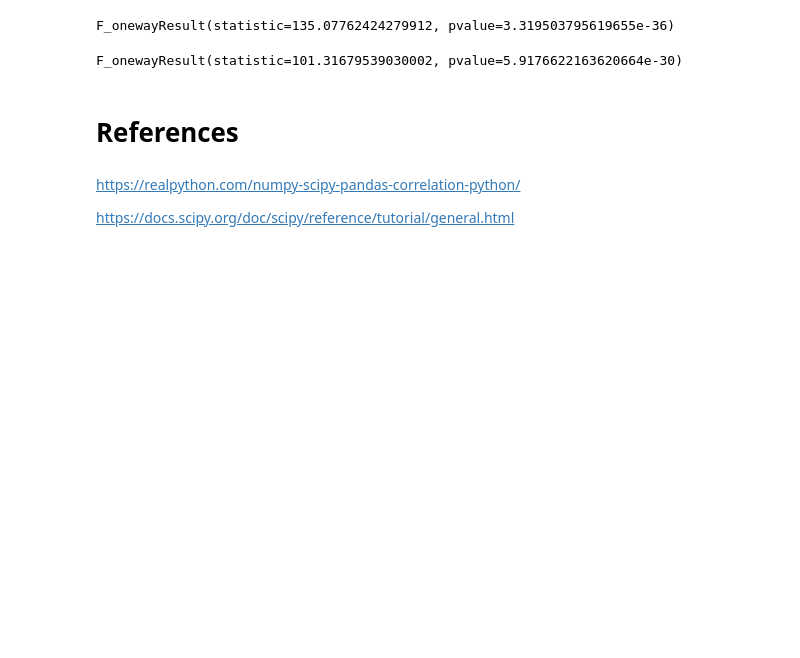
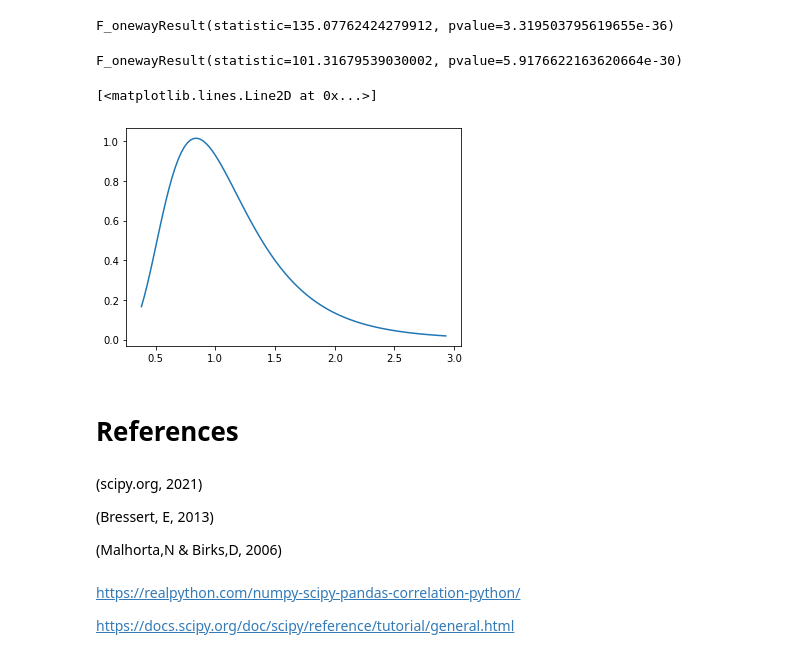
Before and after one commit to cian-gmit-da2020/machineLearningStatistics, a Jupyter notebook: project/scipy-stats.ipynb, the cells around one changed output. Drawn from its saved outputs; the diff is of its cells as text; code cells hidden in the pictures; blank space fills up the shorter version.

```diff
--- a/project/scipy-stats.ipynb
+++ b/project/scipy-stats.ipynb
@@ -116,8 +178,25 @@ F_onewayResult(statistic=135.07762424279912, pvalue=3.319503795619655e-36)
 stats.f_oneway(group_A["hue"],group_B["hue"],group_C["hue"])
 # %% [output]
 F_onewayResult(statistic=101.31679539030002, pvalue=5.9176622163620664e-30)
+# %%
+# F Distribution
+dfn, dfd = 29, 18
+
+X = np.linspace(stats.f.ppf(0.01, dfn, dfd),
+                stats.f.ppf(0.99, dfn, dfd), 100)
+# %%
+plt.plot(X, stats.f.pdf(X, dfn, dfd))
+# %% [output]
+[<matplotlib.lines.Line2D at 0x...>]
+[figure, added]
 # %% [markdown]
 # References
+# %% [markdown]
+(scipy.org, 2021)
+
+(Bressert, E, 2013)
+
+(Malhorta,N & Birks,D, 2006)
 # %% [markdown]
 https://realpython.com/numpy-scipy-pandas-correlation-python/
 
```
Also changed, not shown: parts of 16 cells of this notebook, 1 other file.
